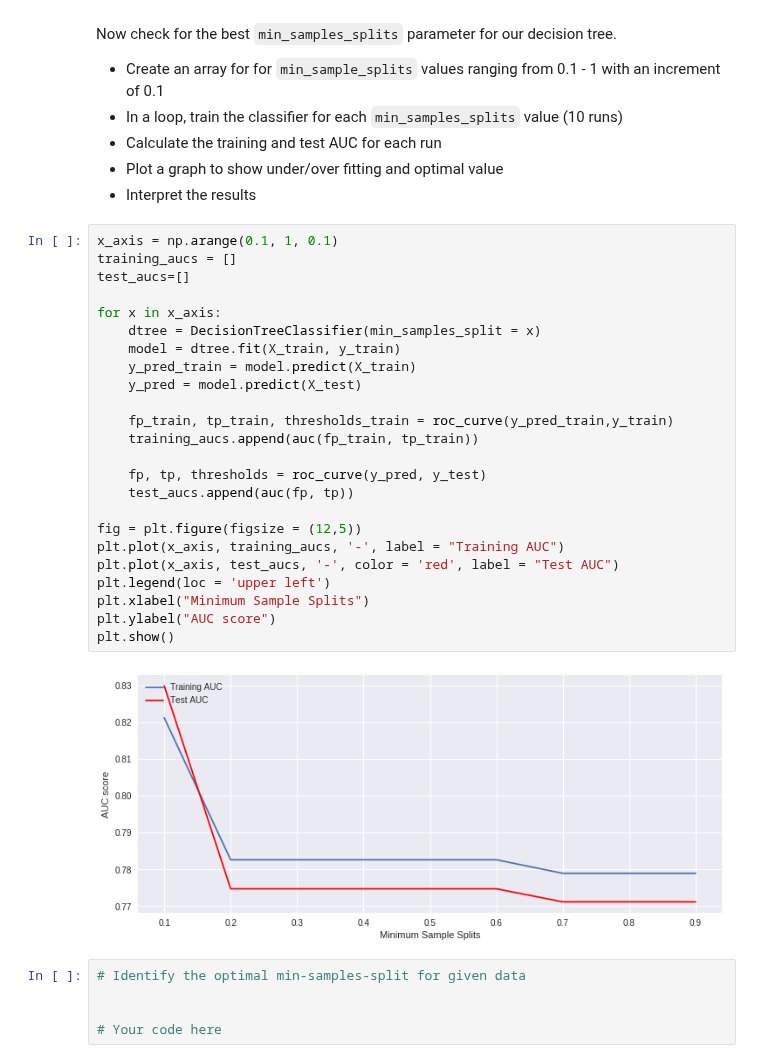
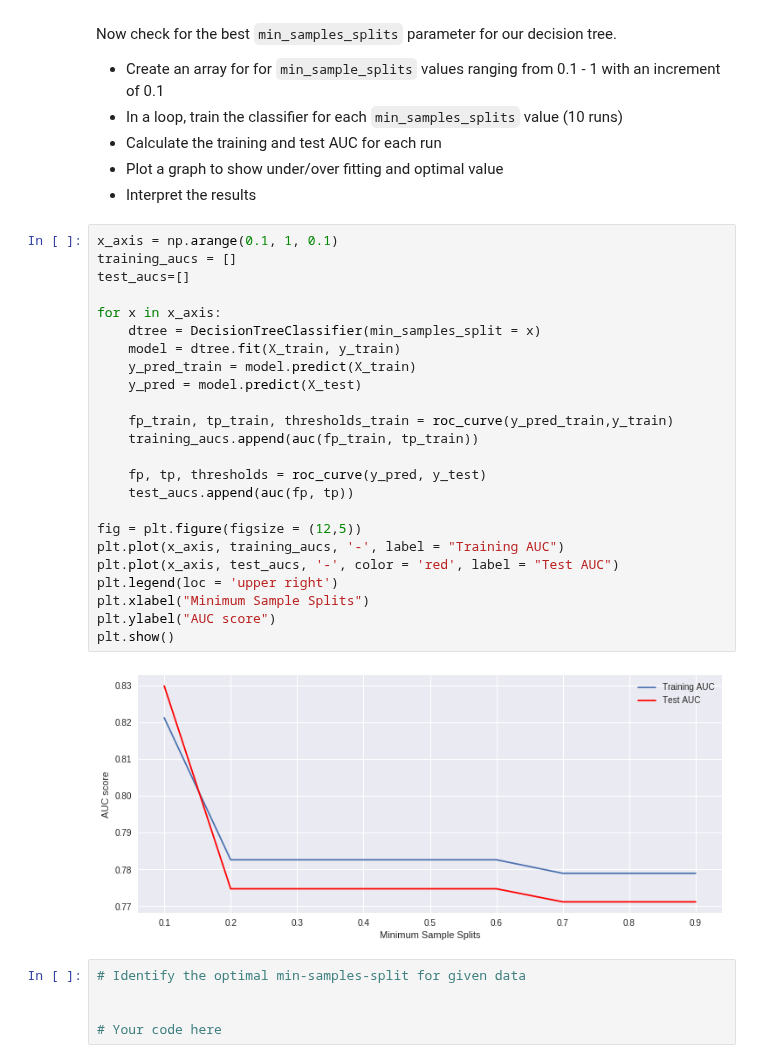
Before and after one commit to graceh3/dsc-3-31-08-decision-tree-pruning-hyperparameter-optimization-lab-nyc-ds-career-012819, a Jupyter notebook: index.ipynb, the cells around one changed output. Cells and saved outputs as stored; diff of their text form.

```diff
--- a/index.ipynb
+++ b/index.ipynb
@@ -157,29 +157,29 @@ Now check for the best `min_samples_splits` parameter for our decision tree.
 # %%
 x_axis = np.arange(0.1, 1, 0.1)
 training_aucs = []
 test_aucs=[]
 
 for x in x_axis:
     dtree = DecisionTreeClassifier(min_samples_split = x)
     model = dtree.fit(X_train, y_train)
     y_pred_train = model.predict(X_train)
     y_pred = model.predict(X_test)
 
     fp_train, tp_train, thresholds_train = roc_curve(y_pred_train,y_train)
     training_aucs.append(auc(fp_train, tp_train))
 
     fp, tp, thresholds = roc_curve(y_pred, y_test)
     test_aucs.append(auc(fp, tp))
 
 fig = plt.figure(figsize = (12,5))
 plt.plot(x_axis, training_aucs, '-', label = "Training AUC")
 plt.plot(x_axis, test_aucs, '-', color = 'red', label = "Test AUC")
-plt.legend(loc = 'upper left')
+plt.legend(loc = 'upper right')
 plt.xlabel("Minimum Sample Splits")
 plt.ylabel("AUC score")
 plt.show()
 # %% [output]
-[figure, old version]
+[figure, new version]
 # %%
 # Identify the optimal min-samples-split for given data
 
```
